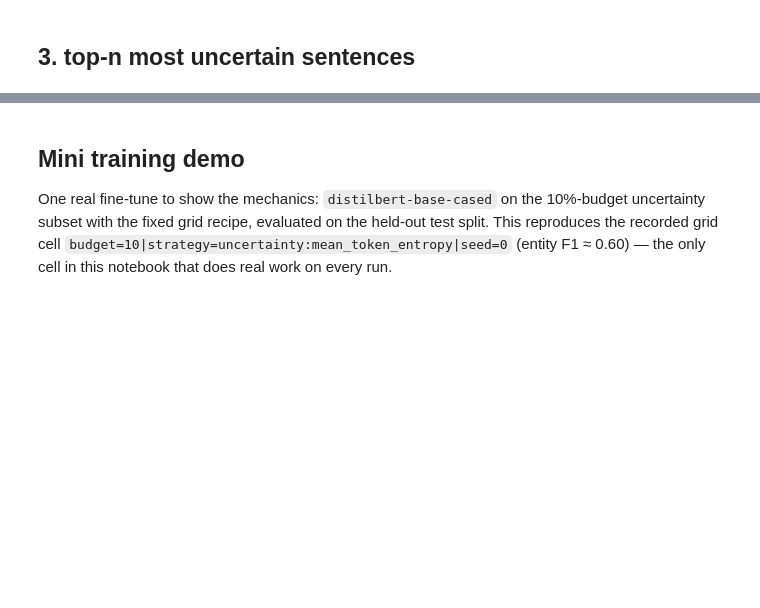
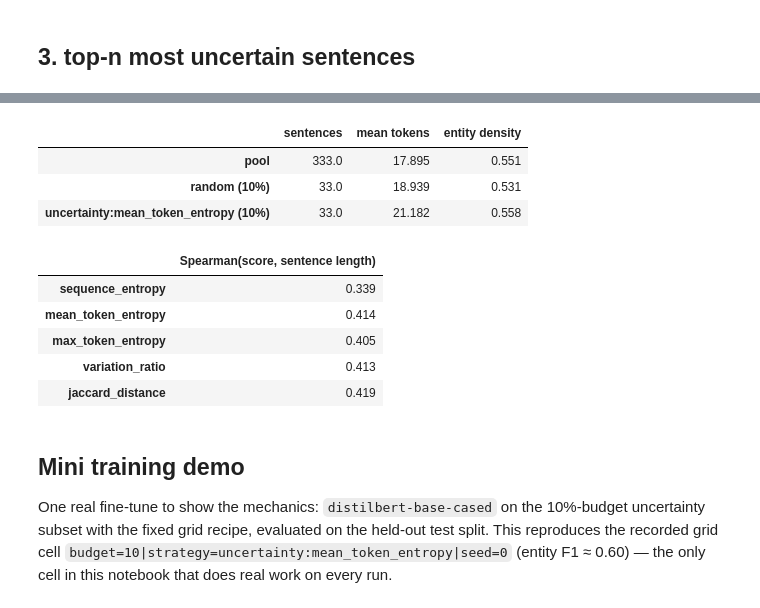
Before and after one commit to DogRog/uq-pet, a Jupyter notebook: notebooks/pipeline.ipynb, the cells around one changed output, grey strips where cells are left out. Drawn from its saved outputs; the diff is of its cells as text; code cells hidden in the pictures; blank space fills up the shorter version.

```diff
--- a/notebooks/pipeline.ipynb
+++ b/notebooks/pipeline.ipynb
@@ -128,3 +159,27 @@ print(f"mean sentence length   random: {mean_len(random_keys):.1f}   "
+# %%
+from uq_pet.reporting import score_length_correlations
+
+corr = score_length_correlations(cache, {m: scores[m].to_dict() for m in scores.columns})
+
+def subset_stats(sel):
+    lens = [len(by_key[k]["tokens"]) for k in sel]
+    tags = [t for k in sel for t in tag_ids_to_labels(by_key[k]["ner-tags"])]
+    return {"sentences": len(sel), "mean tokens": sum(lens) / len(lens),
+            "entity density": sum(t != "O" for t in tags) / len(tags)}
+
+display(pd.DataFrame({name: subset_stats(sel) for name, sel in subsets.items()}).T.round(3))
+pd.Series(corr, name="Spearman(score, sentence length)").round(3).to_frame()
+# %% [output]
+|  | sentences | mean tokens | entity density |
+| pool | 333.0 | 17.895 | 0.551 |
+| random (10%) | 33.0 | 18.939 | 0.531 |
+| uncertainty:mean_token_entropy (10%) | 33.0 | 21.182 | 0.558 |
+|  | Spearman(score, sentence length) |
+| sequence_entropy | 0.339 |
+| mean_token_entropy | 0.414 |
+| max_token_entropy | 0.405 |
+| variation_ratio | 0.413 |
+| jaccard_distance | 0.419 |
 # %% [markdown]
 ## Mini training demo
 
```
Also changed, not shown: parts of 8 cells of this notebook, 16 other files.
